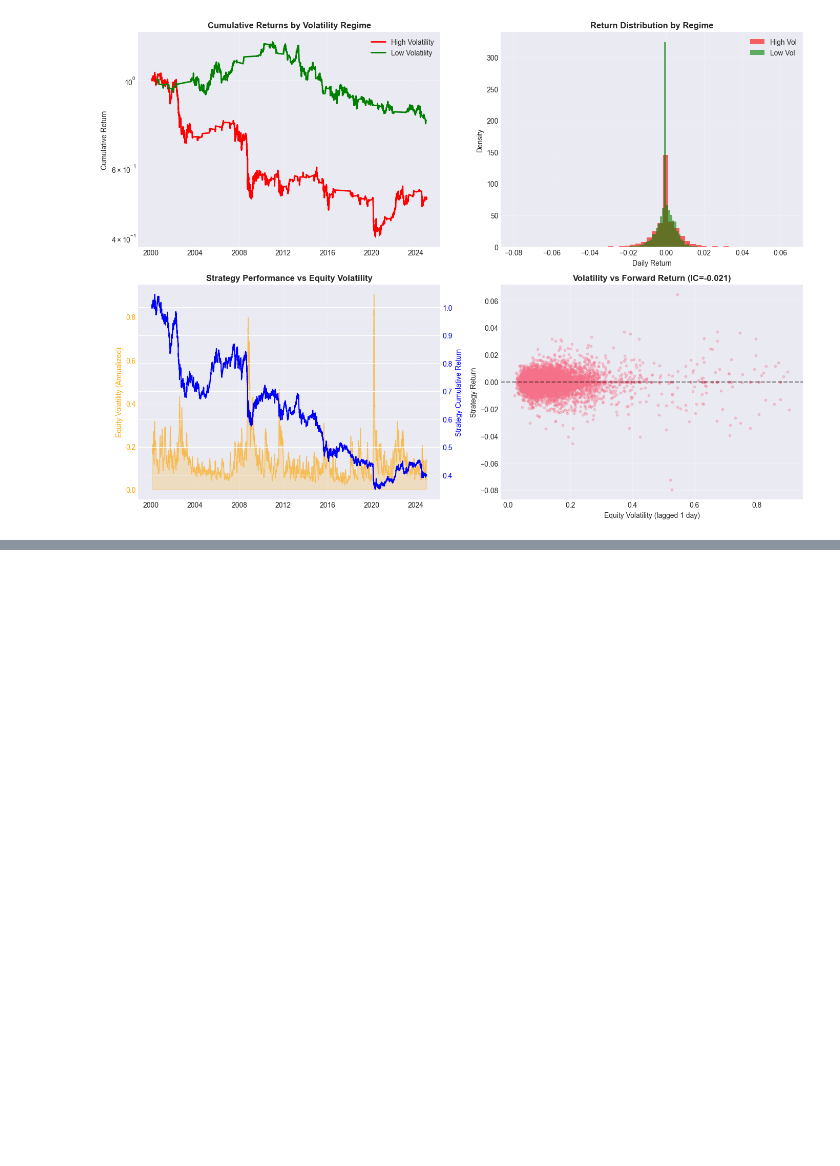
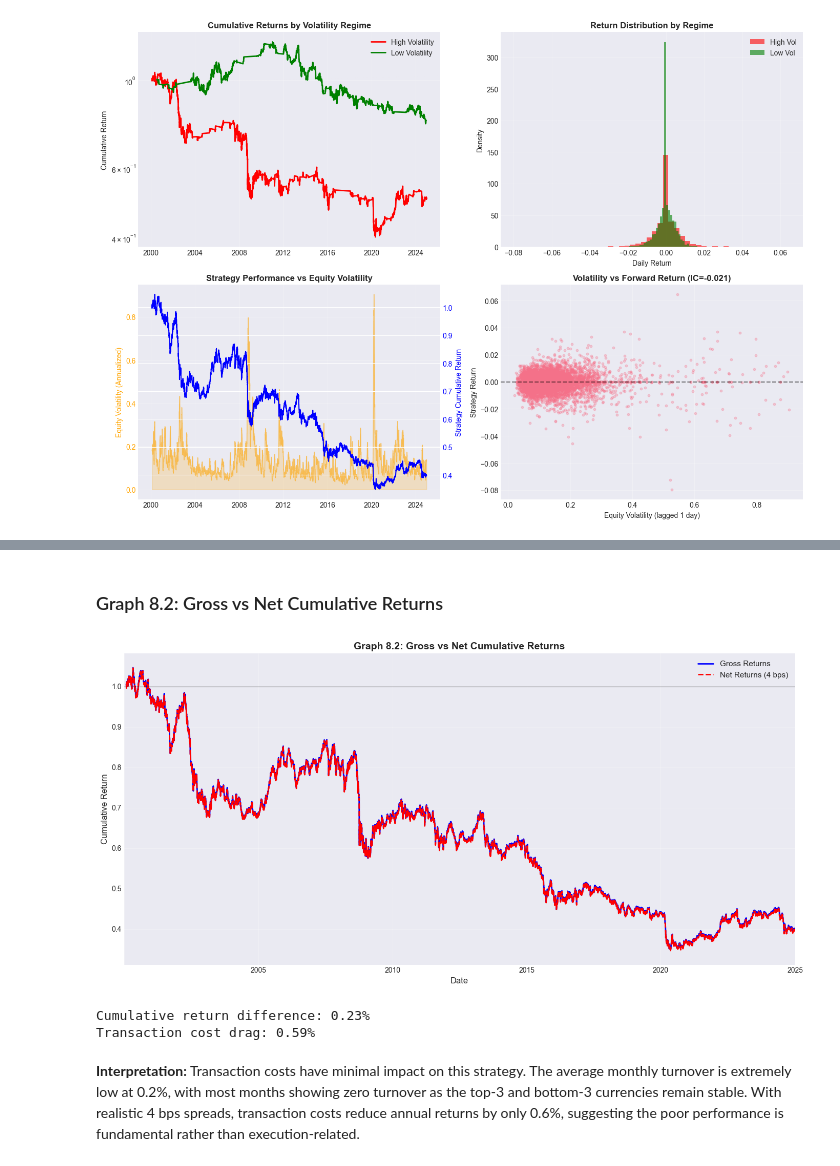
Before and after one commit to deniel-nankov/Verdad_Case_Study, a Jupyter notebook: fx_carry_analysis.ipynb, the cells around one changed output, grey strips where cells are left out. Cells and saved outputs as stored; diff of their text form; code cells hidden in the pictures; blank space fills up the shorter version.

```diff
--- a/fx_carry_analysis.ipynb
+++ b/fx_carry_analysis.ipynb
@@ -975,0 +923,29 @@ Next steps:
+# %% [markdown]
+### Graph 8.2: Gross vs Net Cumulative Returns
+# %%
+net_returns_moderate, _ = calculate_net_returns(strategy_returns, turnover, 4)
+
+gross_cumulative = (1 + strategy_returns).cumprod()
+net_cumulative = (1 + net_returns_moderate).cumprod()
+
+fig, ax = plt.subplots(figsize=(14, 7))
+gross_cumulative.plot(ax=ax, label='Gross Returns', linewidth=2, color='blue')
+net_cumulative.plot(ax=ax, label='Net Returns (4 bps)', linewidth=2, color='red', linestyle='--')
+ax.axhline(1, color='black', linestyle='-', linewidth=0.8, alpha=0.5)
+ax.set_title('Graph 8.2: Gross vs Net Cumulative Returns', fontsize=14, fontweight='bold')
+ax.set_xlabel('Date', fontsize=12)
+ax.set_ylabel('Cumulative Return', fontsize=12)
+ax.legend(loc='best', fontsize=11)
+ax.grid(True, alpha=0.3)
+plt.tight_layout()
+plt.show()
+
+difference = gross_cumulative.iloc[-1] - net_cumulative.iloc[-1]
+print(f"\nCumulative return difference: {difference:.2%}")
+print(f"Transaction cost drag: {(1 - net_cumulative.iloc[-1] / gross_cumulative.iloc[-1]):.2%}")
+# %% [output]
+[figure, added]
+Cumulative return difference: 0.23%
+Transaction cost drag: 0.59%
+# %% [markdown]
+**Interpretation:** Transaction costs have minimal impact on this strategy. The average monthly turnover is extremely low at 0.2%, with most months showing zero turnover as the top-3 and bottom-3 currencies remain stable. With realistic 4 bps spreads, transaction costs reduce annual returns by only 0.6%, suggesting the poor performance is fundamental rather than execution-related.
```
Also changed, not shown: parts of 74 cells of this notebook, 36 other files.
